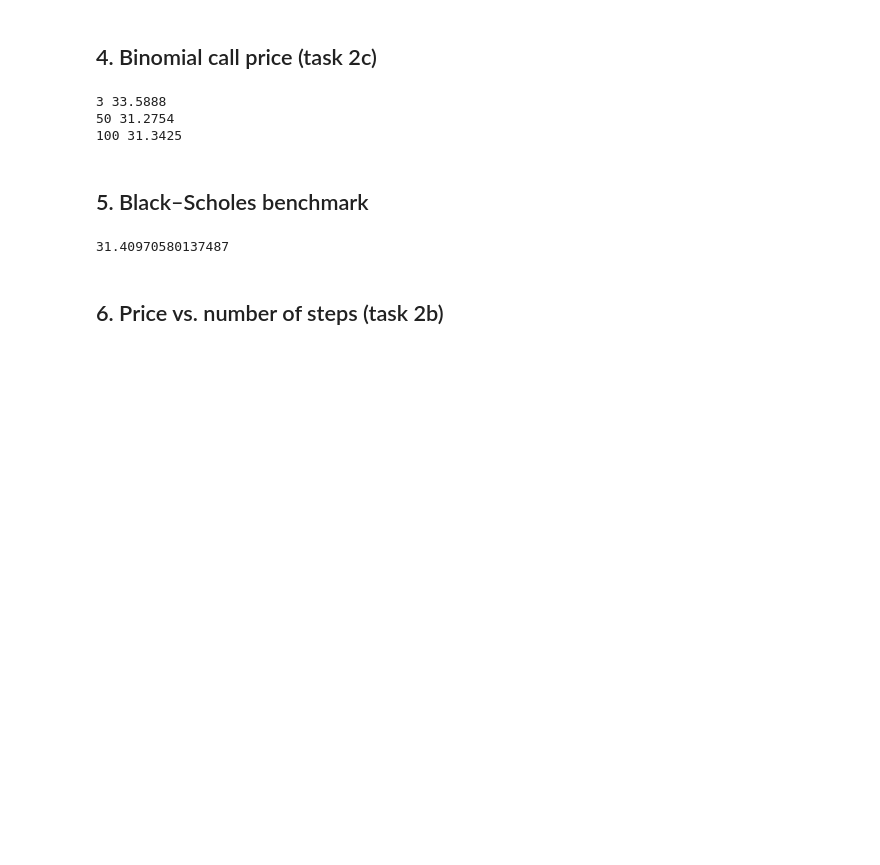
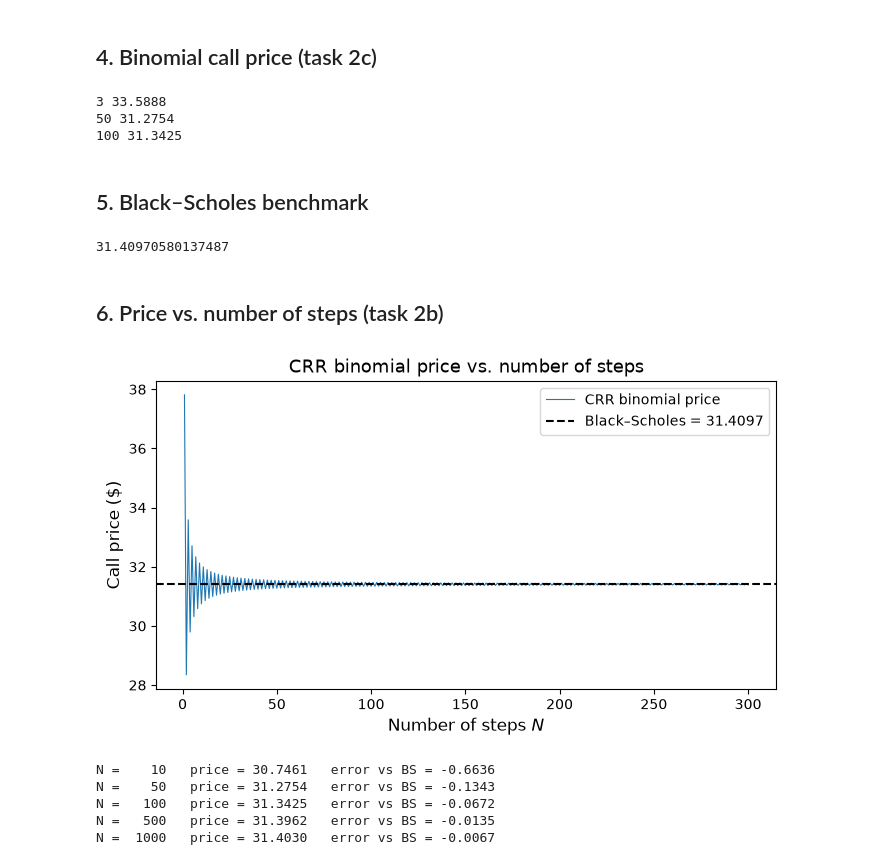
Before and after one commit to alecneme/STA2503, a Jupyter notebook: project1/02_binomial_crr.ipynb, the cells around one changed output. Saved outputs shown, nothing was run; the diff lists cells and outputs as text; code cells hidden in the pictures; blank space fills up the shorter version.

Commit message:
Part 2 binomial, convergence plot, tree plot and simulated paths

```diff
--- a/project1/02_binomial_crr.ipynb
+++ b/project1/02_binomial_crr.ipynb
@@ -119,3 +119,31 @@ print(black_scholes_call(S0, K, T, r, sigma))     # expect ≈ 31.4097
 31.40970580137487
 # %% [markdown]
 ## 6. Price vs. number of steps (task 2b)
+# %%
+N_values  =  np.arange(1, 301)
+
+prices = [binomial_call(S0, K, T, r, sigma, N) for N in N_values]
+# %%
+C_bs = black_scholes_call(S0, K, T, r, sigma)
+
+fig, ax = plt.subplots(figsize=(8, 4))
+ax.plot(N_values, prices, linewidth=0.8, label="CRR binomial price")
+ax.axhline(C_bs, color="black", linestyle="--", label=f"Black–Scholes = {C_bs:.4f}")   # horizontal reference line
+ax.set_xlabel("Number of steps $N$", fontsize=12)
+ax.set_ylabel("Call price (\\$)", fontsize=12)
+ax.set_title("CRR binomial price vs. number of steps", fontsize=13)
+ax.legend()
+fig.savefig(FIG_DIR / "part2_binomial_convergence.pdf", bbox_inches="tight")
+plt.show()
+# %% [output]
+[figure, added]
+# %%
+for N in [10, 50, 100, 500, 1000]:
+    price = binomial_call(S0, K, T, r, sigma, N)
+    print(f"N = {N:5d}   price = {price:.4f}   error vs BS = {price - C_bs:+.4f}")
+# %% [output]
+N =    10   price = 30.7461   error vs BS = -0.6636
+N =    50   price = 31.2754   error vs BS = -0.1343
+N =   100   price = 31.3425   error vs BS = -0.0672
+N =   500   price = 31.3962   error vs BS = -0.0135
+N =  1000   price = 31.4030   error vs BS = -0.0067
```
Also changed, not shown: parts of 8 cells of this notebook, 3 other files.
